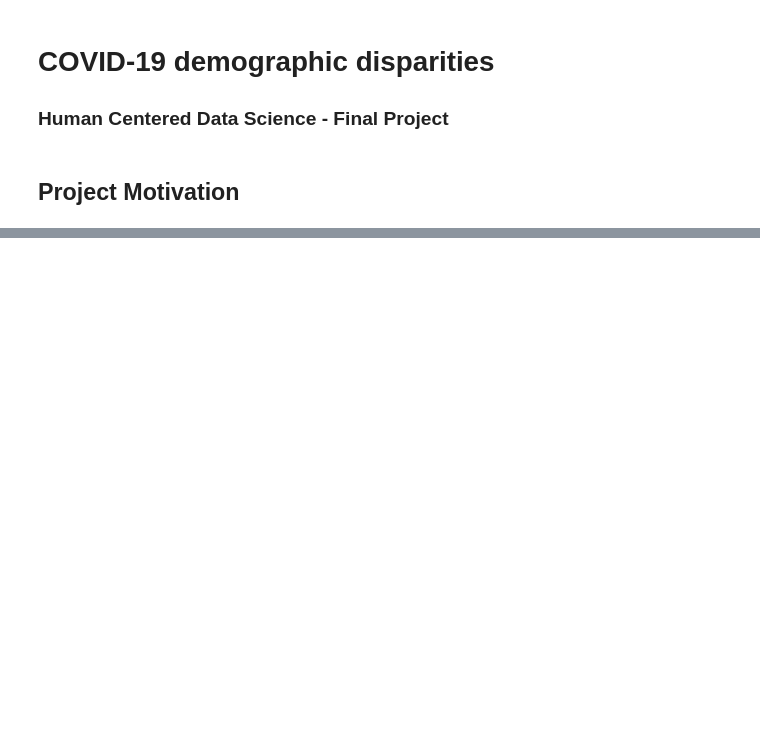
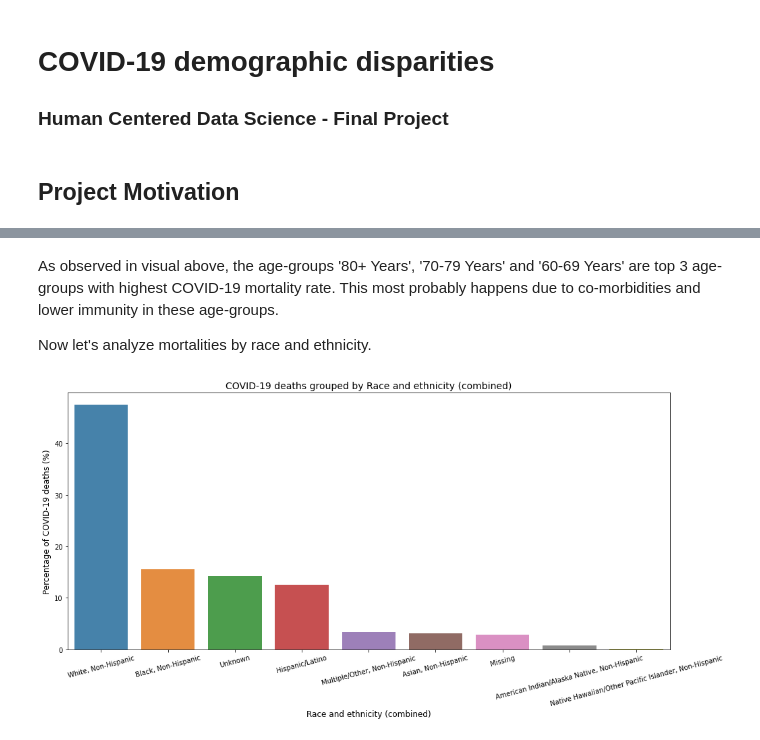
Before and after one commit to amolduw/data-512-final, a Jupyter notebook: data-512-final/hcds-project.ipynb, the cells around one changed output, grey strips where cells are left out. Cells and saved outputs as stored; diff of their text form; code cells hidden in the pictures; blank space fills up the shorter version.

```diff
--- a/data-512-final/hcds-project.ipynb
+++ b/data-512-final/hcds-project.ipynb
@@ -45,0 +122,18 @@ For this COVID-19 demographic disparities analysis, given large quantitative dat
+# %% [markdown]
+As observed in visual above, the age-groups '80+ Years', '70-79 Years' and '60-69 Years' are top 3 age-groups with highest COVID-19 mortality rate. This most probably happens due to co-morbidities and lower immunity in these age-groups.
+
+Now let's analyze mortalities by race and ethnicity.
+# %%
+dfdeath = dfSurv[dfSurv.death_yn=='Yes']
+deaths_by_age_group  = dfdeath['Race and ethnicity (combined)'].value_counts(normalize=True)
+plt.figure(figsize=(16,7))
+sns.barplot(deaths_by_age_group.index, deaths_by_age_group.values*100,
+            order=deaths_by_age_group.index, alpha=0.9)
+plt.xticks(rotation=15)
+plt.title('COVID-19 deaths grouped by Race and ethnicity (combined)', fontsize=14)
+plt.ylabel('Percentage of COVID-19 deaths (%)', fontsize=12)
+plt.xlabel('Race and ethnicity (combined)', fontsize=12)
+plt.savefig('plots/COVID-19 deaths grouped by Race and ethnicity.png')
+plt.show()
+# %% [output]
+[figure, added]
```
Also changed, not shown: parts of 37 cells of this notebook, 8 other files.
